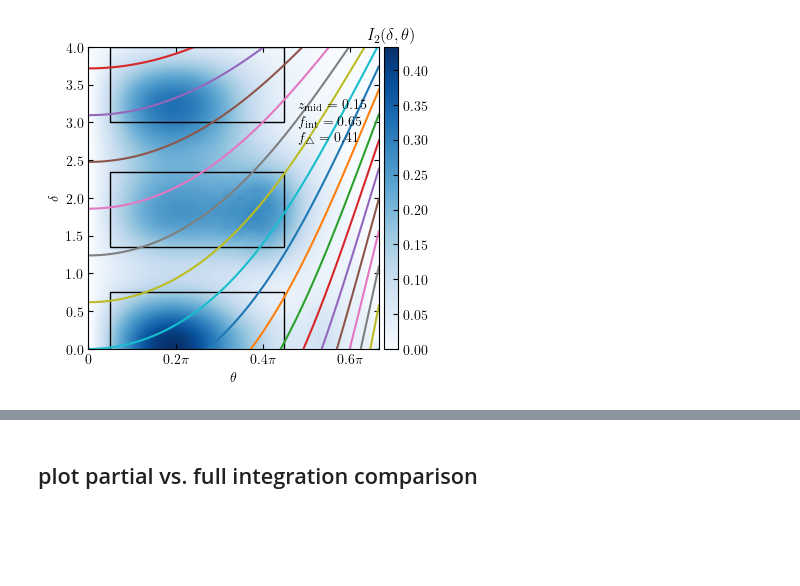
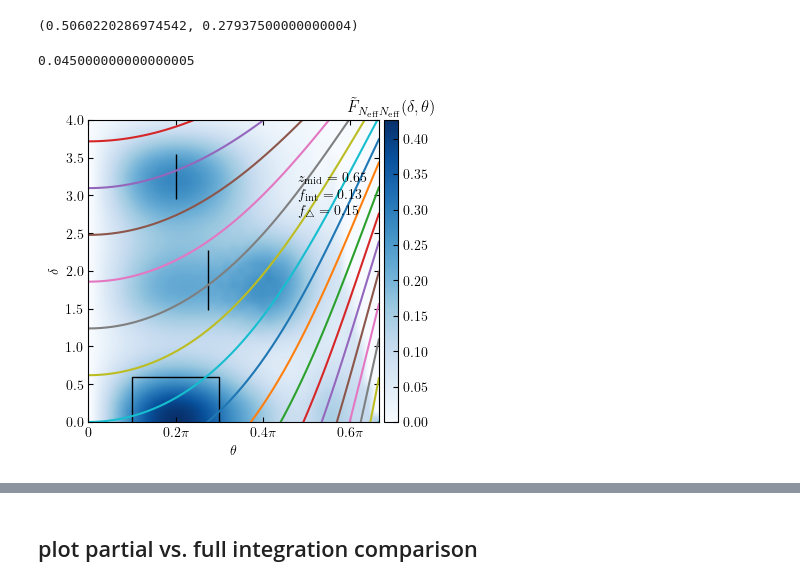
Before and after one commit to yanlongastro/galaxy_survey, a Jupyter notebook: bispectrum-interference-integration.ipynb, the cells around one changed output, grey strips where cells are left out. Cells and saved outputs as stored; diff of their text form; code cells hidden in the pictures; blank space fills up the shorter version.

```diff
--- a/bispectrum-interference-integration.ipynb
+++ b/bispectrum-interference-integration.ipynb
@@ -135,8 +140,8 @@ def draw_integration_peaks(Amat, coordinate, title, x_centers, y_centers, dxs, d
         plt.show()
 # %%
 def get_fractions(Amat, x_centers, y_centers, dxs, dys):
-    x = np.linspace(0., ttmax, num=Amat.shape[1])
-    y = np.linspace(0, ddmax, num=Amat.shape[0])
+    x = np.linspace(0., np.pi*2/3, num=Amat.shape[1])
+    y = np.linspace(0, 4, num=Amat.shape[0])
     x, y = np.meshgrid(x, y)
     xm = 0.4*np.pi
     crit = (x>2333)
@@ -146,7 +151,7 @@ def get_fractions(Amat, x_centers, y_centers, dxs, dys):
         y_center = y_centers[i]
         dx = dxs[i]
         dy = dys[i]
-        crit += ((x_center-dx<=x) & (x<x_center+dx) & (y_center-dy<y) & (y<y_center+dy))
+        crit += ((x_center-dx<=x) & (x<=x_center+dx) & (y_center-dy<=y) & (y<=y_center+dy))
 
         frac_area += 1/(ddmax*ttmax) * 2*dx * (min(ddmax, y_center+dy)-max(0., y_center-dy))
         # print(frac_area)
@@ -158,12 +163,12 @@ ttmax = np.pi*2/3
 coordinate='cartesian'
 coordinate='child18'
 # coordinate='ascending'
-z = 0.15
+z = 0.65
 
-dxs = np.array([0.2, 0.2, 0.2])*np.pi
-dys = np.array([0.75, 0.5, 0.5])
-x_centers = np.array([0.25, 0.25, 0.25])*np.pi
-y_centers = [0, 1.85, 3.5]
+dxs = np.array([0.1, 0., 0.])*np.pi
+dys = np.array([0.6, 0.4, 0.3])
+x_centers = np.array([0.2, 0.275, 0.2])*np.pi
+y_centers = [0, 1.88, 3.25]
 # %%
 import itertools
 def get_ntris(x):
@@ -173,11 +178,11 @@ def get_ntris(x):
     tris = (k2<=k3) & (k2<=0.2) & (k3<=0.2)
     return np.sum(tris)
 
-
+pisf = svy.pisf
 def get_fraction_tri(x_centers, y_centers, dxs, dys):
     k1 = np.linspace(0.01, 0.2, num=100)
-    delta = np.linspace(0, 4, num=100)
-    theta = np.linspace(0, np.pi*2/3, num=100)
+    delta = np.linspace(0, 4, num=300)
+    theta = np.linspace(0, np.pi*2/3, num=300)
     x = np.array(list(itertools.product(k1, delta*pisf, theta)))
 
     crit_delta = delta < -100
@@ -194,23 +199,30 @@ def get_fraction_tri(x_centers, y_centers, dxs, dys):
     y = np.array(list(itertools.product(k1, delta*pisf, theta)))
     return get_ntris(y)/get_ntris(x)
 # %%
-Amat = get_integrand_mat(svy, -1, -1, ddmax=ddmax, ttmax=ttmax, coordinate='child18', unique=True,
+z=0.65
+Amat = get_integrand_mat(svy, 9, 9, ddmax=ddmax, ttmax=ttmax, coordinate='child18', unique=True,
                          mu1=0.,
                          mu2=0.,
                          z=z,
                          div=41,
+                         mu_opt=True,
                          integrate_over_mu=True
                         )
 np.savetxt('integrand-contours.txt', Amat)
 
 get_fraction_tri(x_centers, y_centers, dxs, dys)
 get_fractions(Amat, x_centers, y_centers, dxs, dys)
+# %% [output]
+(0.5060220286974542, 0.27937500000000004)
 # %%
 Amat = np.loadtxt('integrand-contours.txt')
 # %%
 frac_int, frac_area = get_fractions(Amat, x_centers, y_centers, dxs, dys)
+print(frac_area)
+frac_area = get_fraction_tri(x_centers, y_centers, dxs, dys)
 title = r'\ \\ $z_{\rm mid}=%.2f$\\ $f_{\rm int}=%.2f$\\ $f_{\rm \bigtriangleup}=%.2f$'%(z, frac_int, frac_area)
 #title = r'$z_{\rm mid}=%.2f$, $f_{\rm int}=%.2f$'%(z, frac_int)
 draw_integration_peaks(Amat, coordinate, title, x_centers, y_centers, dxs, dys, savefig=True, normalize=True, debug=True)
 # %% [output]
+0.045000000000000005
-[figure, old version]
+[figure, new version]
```
Also changed, not shown: parts of 11 cells of this notebook, 1 other file.
